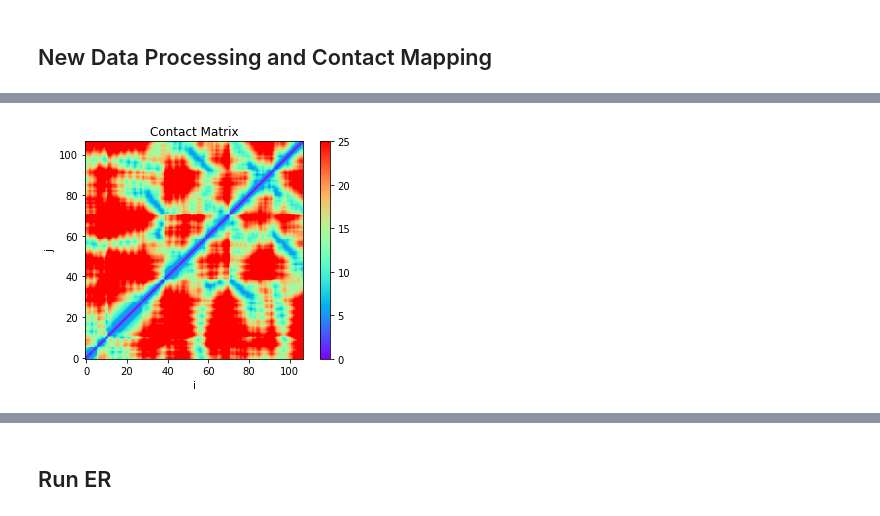
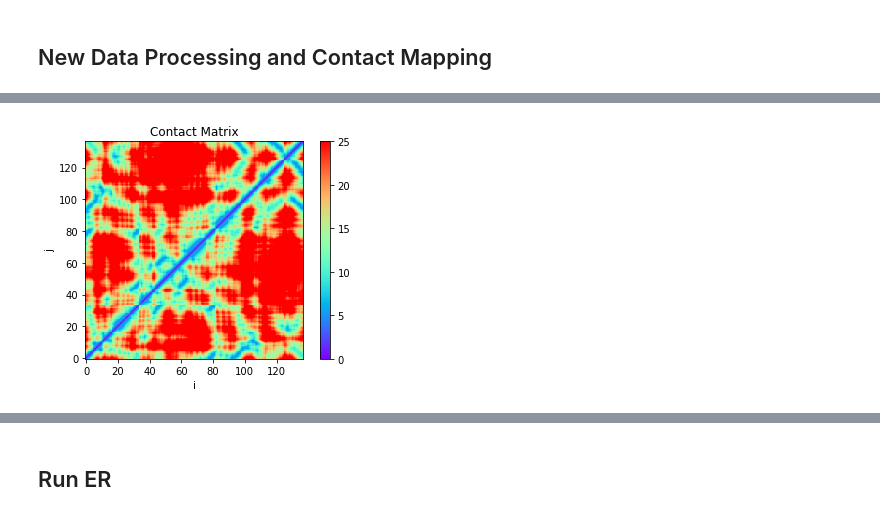
Before and after one commit to evancresswell/DCA_ER, a Jupyter notebook: PDB2contact_pipeline.ipynb, the cells around one changed output, grey strips where cells are left out. Drawn from its saved outputs; the diff is of its cells as text; code cells hidden in the pictures.

```diff
--- a/PDB2contact_pipeline.ipynb
+++ b/PDB2contact_pipeline.ipynb
@@ -41,22 +41,25 @@ def check_symmetric(a, rtol=1e-05, atol=1e-08):
 # %%
 data_path = Path('/home', 'eclay','Pfam-A.full')
 data_path = Path('Pfam-A.full')
+data_path = Path('../Pfam-A.full')
+
 DCA_ER_dir = Path('/home/evan/PycharmProjects/DCA_ER/')
 
 
 
-pfam_id = 'PF00023'
-pfam_id = 'PF00011'
 pfam_id = 'PF14525'
 pfam_id = 'PF03678'
+pfam_id = 'PF03496'
+pfam_id = 'PF00011'
+pfam_id = 'PF00023'
 pfam_id = 'PF00186'
-pfam_id = 'PF03496'
 
 
-n_jobs = 6
+n_jobs = 20
 create_new = True
 removing_cols = True
 printing=True
+remove_diagonals = False
 
 
 DCA_ER_dir = '/data/cresswellclayec/DCA_ER/'
@@ -65,14 +68,13 @@ msa_fa_file  = '/data/cresswellclayec/DCA_ER/Pfam-A.full/%s/msa.fa' % pfam_id
 pdb_ref_file = '/data/cresswellclayec/DCA_ER/Pfam-A.full/%s/pdb_refs.npy' % pfam_id
 out_dir = '%sprotein_data/di/' % DCA_ER_dir
 processed_data_dir = '%sprotein_data/data_processing_output' % DCA_ER_dir
-
+pdb_dir = '%sprotein_data/pdb_data/' % DCA_ER_dir
 # Define data directories
 # Need to think on best way to do this..
 # Referencing the same dataframe may be useful so we dont always have to load individual ref files...
 # however we also
 individual_pdb_ref_file = Path(data_path, pfam_id, 'pdb_refs.npy')
 pdb = np.load(individual_pdb_ref_file)
-processed_data_dir = "%s/protein_data/data_processing_output" % DCA_ER_dir
 
 # delete 'b' in front of letters (python 2 --> python 3)
 pdb = np.array([pdb[t,i].decode('UTF-8') for t in range(pdb.shape[0]) \
@@ -181,9 +205,62 @@ TPLYREVNNYLRLQHENSGREAEIDNHDEKLSPHIKMLSSALNRLMDVAAFRGTVYRGIRGDLDTIARLYHLFDTGGRYV
 # %%
+
+old_s0 = np.load('old_data_processing_s0.npy')
+new_s0 = np.load('new_data_processing_s0.npy')
+old_s1 = np.load('old_data_processing_s1.npy')
+new_s1 = np.load('new_data_processing_s1.npy')
+from data_processing import find_conserved_cols
+old_cols = find_conserved_cols(old_s0, .8)
+new_cols = find_conserved_cols(new_s0, .8)
+print(old_cols)
+print(new_cols)
+
+print(old_s0.shape)
+print(new_s0.shape)
+print(old_s0)
+print(new_s0)
 print(pdb_chain)
-ct_mat = ct
-print(ct_mat.shape)
 print(pdb_select)
+count = 0
+for i, old_seq in enumerate(old_s0):
+    for j, a in enumerate(old_seq):
+        if a != new_s0[i,j]:
+            print('found difference at %d, %d : %s %s' %(i,j, a, new_s0[i,j]))
+            count +=1
+print(count, ' differences before')
+
+count = 0
+for i, old_seq in enumerate(old_s1):
+    for j, a in enumerate(old_seq):
+        if a != new_s1[i,j]:
+            print('found difference at %d, %d : %s %s' %(i,j, a, new_s1[i,j]))
+            count +=1
+print(count, ' differences after')
 # tools.hide_toggle()
+
+# print("Direct Information from Expectation reflection:\n",di)
+def no_diag(mat, diag_l, s_index=None, make_big=False):
+    rows, columns = mat.shape
+    if make_big:
+        new_mat = 100. * np.ones((rows,columns))
+    else:
+        new_mat = np.zeros((rows,columns))
+    for row in range(rows):
+        for col in range(columns):
+            if s_index is None:
+                if abs(row-col) > diag_l:
+                    new_mat[row, col] = mat[row ,col]
+            else:
+                if abs(s_index[row]-s_index[col]) > diag_l:
+                    new_mat[row, col] = mat[row ,col]
+    return new_mat
+
+
+ct_nodiag = no_diag(ct, 4, s_index, make_big=True)
+if remove_diagonals:
+    ct_mat = ct_nodiag
+else:
+    ct_mat = ct
+
 print('Contact matrix shape:', ct_mat.shape)
 
 plt.tight_layout(h_pad=1, w_pad=1.5)
@@ -215,4 +292,4 @@ Contact matrix shape: (107, 107)
-[figure, old version]
+[figure, new version]
 # %%
 # number of positions
 n_var = s0.shape[1]
```
Also changed, not shown: parts of 18 cells of this notebook, 3 other files.
